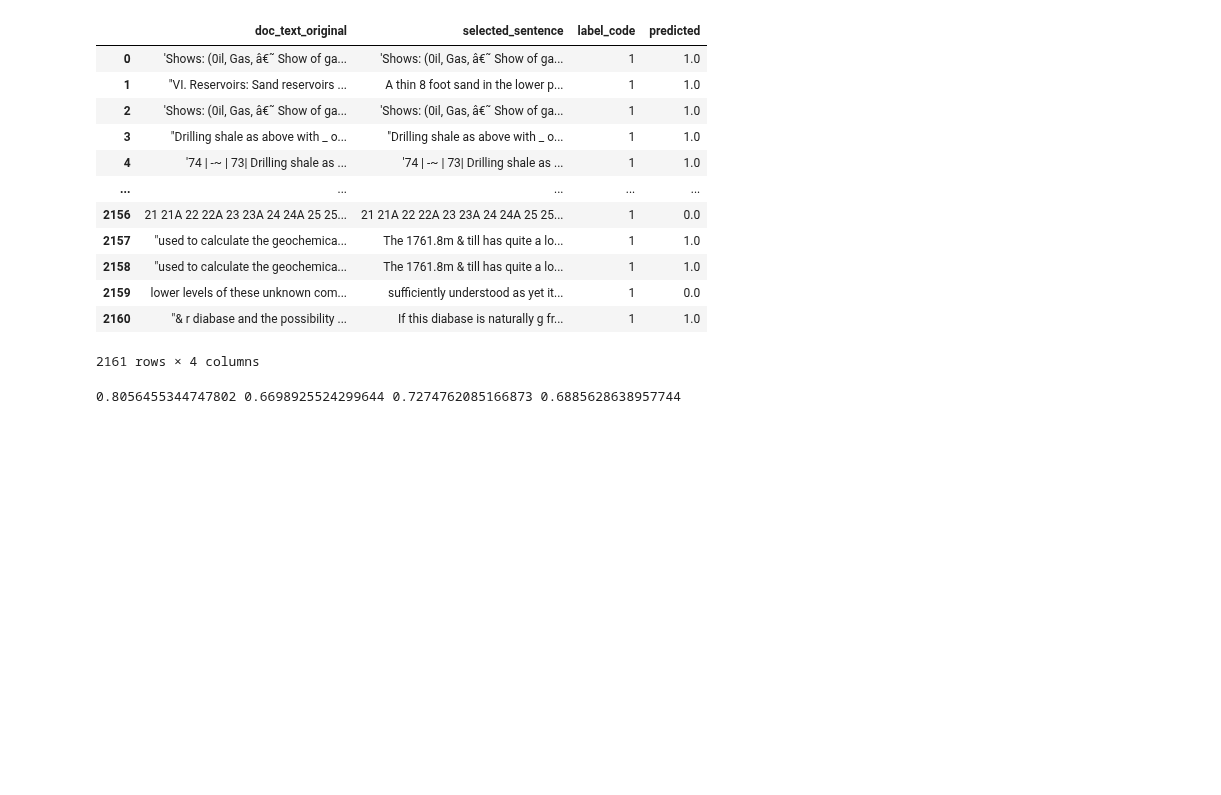
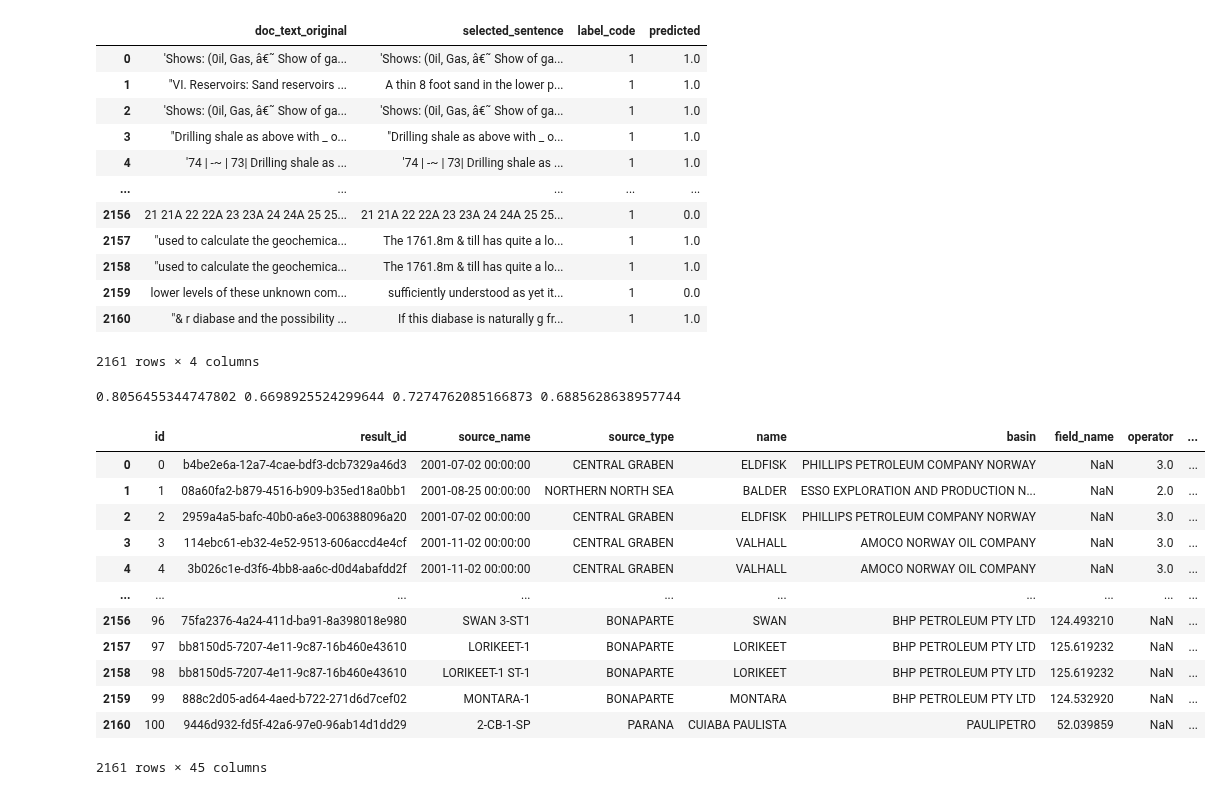
Before and after one commit to zahidhamidi/ML-Project, a Jupyter notebook: Unit_test_RBM_nlp.ipynb, the cells around one changed output. Drawn from its saved outputs; the diff is of its cells as text; code cells hidden in the pictures; blank space fills up the shorter version.

```diff
--- a/Unit_test_RBM_nlp.ipynb
+++ b/Unit_test_RBM_nlp.ipynb
@@ -25,6 +25,7 @@ def text_extraction(text,topics):
 
   # Replace hyphens with blank spaces in all items in the topics list
   topics = [topic.replace('-', ' ') for topic in topics]
+  text = [text.replace('-', ' ') for topic in topics]
 
 
   # Initialize a list to store selected sentences
@@ -220,6 +221,22 @@ f1_values.append(f1)
 print(accuracy, precision, recall, f1)
 # %% [output]
 0.8056455344747802 0.6698925524299644 0.7274762085166873 0.6885628638957744
+# %%
+df
+# %% [output]
+|  | id | result_id | source_name | source_type | name | basin | field_name | operator | ... |
+| 0 | 0 | b4be2e6a-12a7-4cae-bdf3-dcb7329a46d3 | 2001-07-02 00:00:00 | CENTRAL GRABEN | ELDFISK | PHILLIPS PETROLEUM COMPANY NORWAY | NaN | 3.0 | ... |
+| 1 | 1 | 08a60fa2-b879-4516-b909-b35ed18a0bb1 | 2001-08-25 00:00:00 | NORTHERN NORTH SEA | BALDER | ESSO EXPLORATION AND PRODUCTION N... | NaN | 2.0 | ... |
+| 2 | 2 | 2959a4a5-bafc-40b0-a6e3-006388096a20 | 2001-07-02 00:00:00 | CENTRAL GRABEN | ELDFISK | PHILLIPS PETROLEUM COMPANY NORWAY | NaN | 3.0 | ... |
+| 3 | 3 | 114ebc61-eb32-4e52-9513-606accd4e4cf | 2001-11-02 00:00:00 | CENTRAL GRABEN | VALHALL | AMOCO NORWAY OIL COMPANY | NaN | 3.0 | ... |
+| 4 | 4 | 3b026c1e-d3f6-4bb8-aa6c-d0d4abafdd2f | 2001-11-02 00:00:00 | CENTRAL GRABEN | VALHALL | AMOCO NORWAY OIL COMPANY | NaN | 3.0 | ... |
+| ... | ... | ... | ... | ... | ... | ... | ... | ... | ... |
+| 2156 | 96 | 75fa2376-4a24-411d-ba91-8a398018e980 | SWAN 3-ST1 | BONAPARTE | SWAN | BHP PETROLEUM PTY LTD | 124.493210 | NaN | ... |
+| 2157 | 97 | bb8150d5-7207-4e11-9c87-16b460e43610 | LORIKEET-1 | BONAPARTE | LORIKEET | BHP PETROLEUM PTY LTD | 125.619232 | NaN | ... |
+| 2158 | 98 | bb8150d5-7207-4e11-9c87-16b460e43610 | LORIKEET-1 ST-1 | BONAPARTE | LORIKEET | BHP PETROLEUM PTY LTD | 125.619232 | NaN | ... |
+| 2159 | 99 | 888c2d05-ad64-4aed-b722-271d6d7cef02 | MONTARA-1 | BONAPARTE | MONTARA | BHP PETROLEUM PTY LTD | 124.532920 | NaN | ... |
+| 2160 | 100 | 9446d932-fd5f-42a6-97e0-96ab14d1dd29 | 2-CB-1-SP | PARANA | CUIABA PAULISTA | PAULIPETRO | 52.039859 | NaN | ... |
+2161 rows × 45 columns
 # %%
 # Assuming 'df' is your DataFrame
 df.to_excel("dataset_gb.xlsx", index=False)
```
